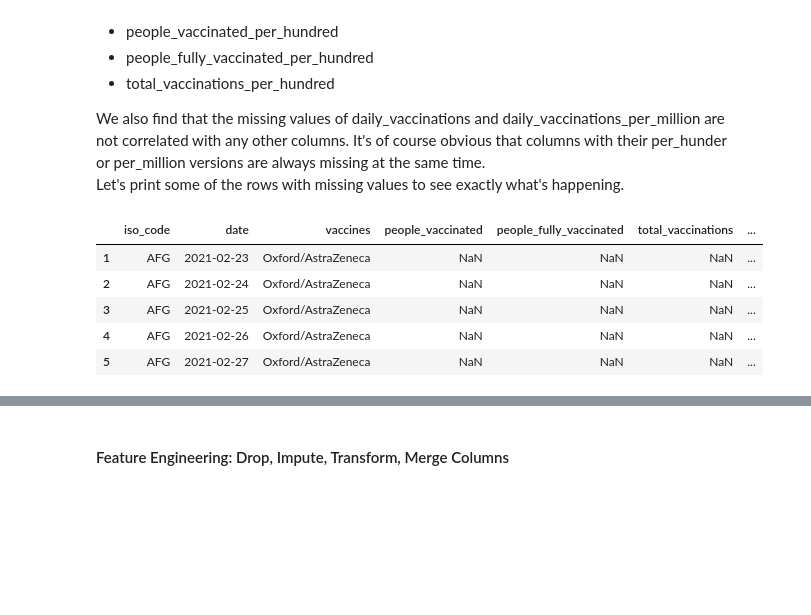
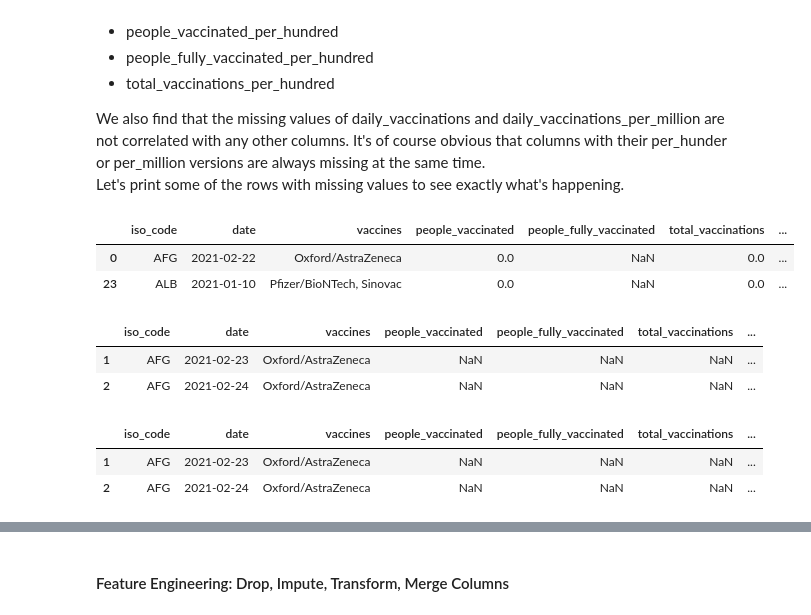
Before and after one commit to drkostas/covid19-vaccinations-predict, a Jupyter notebook: project.ipynb, the cells around one changed output, grey strips where cells are left out. Saved outputs shown, nothing was run; the diff lists cells and outputs as text; code cells hidden in the pictures; blank space fills up the shorter version.

```diff
--- a/project.ipynb
+++ b/project.ipynb
@@ -279,11 +294,16 @@ We also find that the missing values of daily_vaccinations and daily_vaccination
 Let's print some of the rows with missing values to see exactly what's happening.
 # %%
 # Print some rows with NaNs
-covid_df[covid_df['people_vaccinated'].isna()].head()
+display(covid_df[covid_df['daily_vaccinations'].isna()].head(n=2))
+display(covid_df[covid_df['total_vaccinations'].isna()].head(n=2))
+display(covid_df[covid_df['people_vaccinated'].isna()].head(n=2))
 # %% [output]
 |  | iso_code | date | vaccines | people_vaccinated | people_fully_vaccinated | total_vaccinations | ... |
-| 1 | AFG | 2021-02-23 | Oxford/AstraZeneca | NaN | NaN | NaN | ... |
-| 2 | AFG | 2021-02-24 | Oxford/AstraZeneca | NaN | NaN | NaN | ... |
-| 3 | AFG | 2021-02-25 | Oxford/AstraZeneca | NaN | NaN | NaN | ... |
-| 4 | AFG | 2021-02-26 | Oxford/AstraZeneca | NaN | NaN | NaN | ... |
-| 5 | AFG | 2021-02-27 | Oxford/AstraZeneca | NaN | NaN | NaN | ... |
+| 0 | AFG | 2021-02-22 | Oxford/AstraZeneca | 0.0 | NaN | 0.0 | ... |
+| 23 | ALB | 2021-01-10 | Pfizer/BioNTech, Sinovac | 0.0 | NaN | 0.0 | ... |
+|  | iso_code | date | vaccines | people_vaccinated | people_fully_vaccinated | total_vaccinations | ... |
+| 1 | AFG | 2021-02-23 | Oxford/AstraZeneca | NaN | NaN | NaN | ... |
+| 2 | AFG | 2021-02-24 | Oxford/AstraZeneca | NaN | NaN | NaN | ... |
+|  | iso_code | date | vaccines | people_vaccinated | people_fully_vaccinated | total_vaccinations | ... |
+| 1 | AFG | 2021-02-23 | Oxford/AstraZeneca | NaN | NaN | NaN | ... |
+| 2 | AFG | 2021-02-24 | Oxford/AstraZeneca | NaN | NaN | NaN | ... |
```
Also changed, not shown: parts of 8 cells of this notebook.
